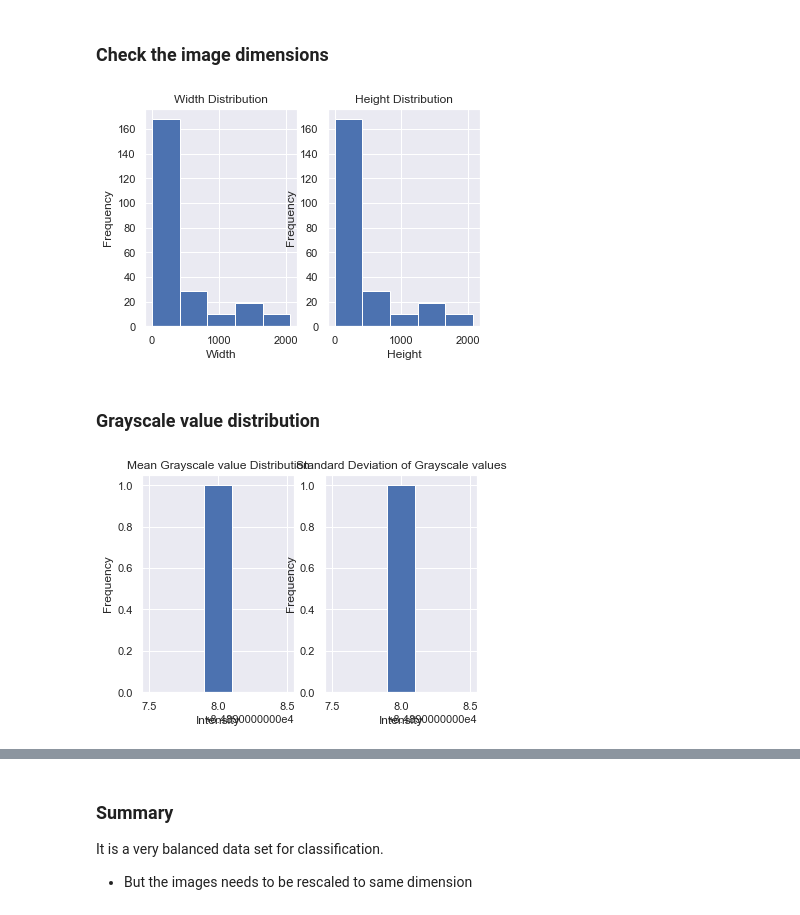
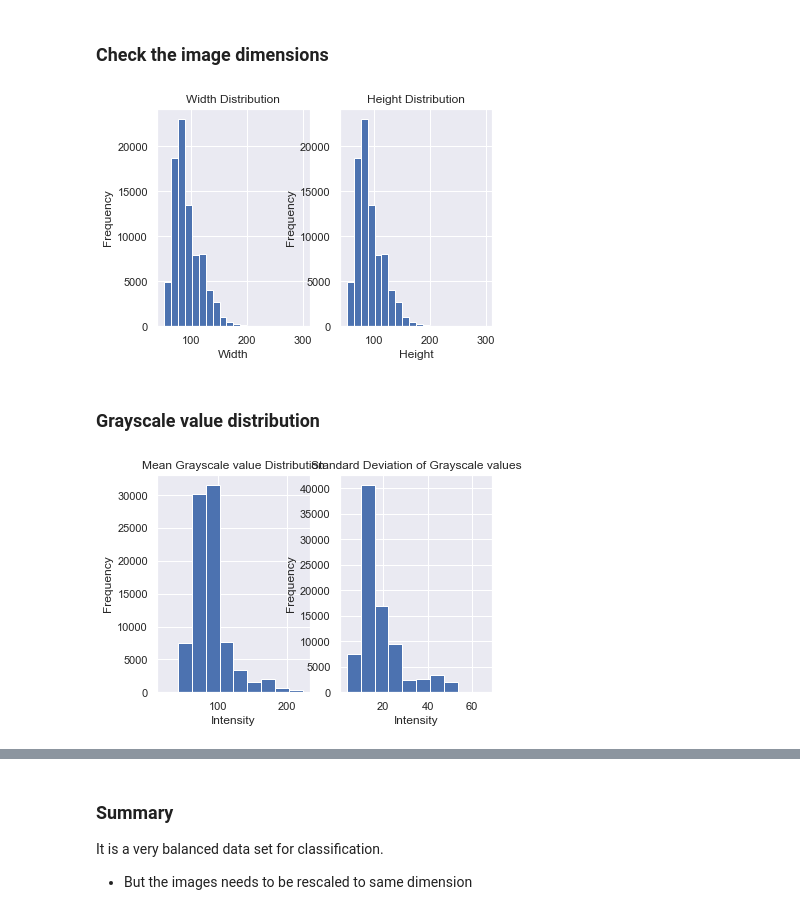
Before and after one commit to abhilb/Open-eye-closed-eye-classification, a Jupyter notebook: part1/Data Exploration.ipynb, the cells around one changed output, grey strips where cells are left out. Saved outputs shown, nothing was run; the diff lists cells and outputs as text; code cells hidden in the pictures.

```diff
--- a/part1/Data Exploration.ipynb
+++ b/part1/Data Exploration.ipynb
@@ -116,8 +113,10 @@ image_info = defaultdict(list)
 for fname in tqdm(image_files):
     img_data = imageio.imread(fname)
     height, width = img_data.shape
-    image_info["mean_gray_value"] = np.mean(np.ravel(img_data))
-    image_info["std_gray_value"] = np.std(np.ravel(img_data))
+    img_mean = np.mean(np.ravel(img_data))
+    img_std = np.std(np.ravel(img_data))
+    image_info["mean_gray_value"].append(img_mean)
+    image_info["std_gray_value"].append(img_std)
     image_info["height"].append(height)
     image_info["width"].append(width)
 # %% [markdown]
@@ -129,8 +128,8 @@ df['image_mean'] = image_info['mean_gray_value']
 df['image_std'] = image_info['std_gray_value']
 # %%
 figure, axes = plt.subplots(1, 2)
-df.groupby('height')['height'].count().plot.hist(bins=5, ax=axes[1])
-df.groupby('width')['width'].count().plot.hist(bins=5, ax=axes[0])
+df['height'].plot.hist(ax=axes[1], bins=20)
+df['width'].plot.hist(ax=axes[0], bins=20)
 axes[0].set_title('Width Distribution')
 axes[0].set_xlabel('Width')
 
@@ -138,18 +137,19 @@ axes[1].set_title('Height Distribution')
 axes[1].set_xlabel('Height')
 plt.show()
 # %% [output]
-[figure, old version]
+[figure, new version]
 # %% [markdown]
 ### Grayscale value distribution
 # %%
 figure, axes = plt.subplots(1, 2)
-df.groupby('image_mean')['image_mean'].count().plot.hist(bins=5, ax=axes[1])
-df.groupby('image_std')['image_std'].count().plot.hist(bins=5, ax=axes[0])
+df['image_mean'].plot.hist(ax=axes[0])
+df['image_std'].plot.hist(ax=axes[1])
+
 axes[0].set_title('Mean Grayscale value Distribution')
 axes[0].set_xlabel('Intensity')
 
 axes[1].set_title('Standard Deviation of Grayscale values')
 axes[1].set_xlabel('Intensity')
 plt.show()
 # %% [output]
-[figure, old version]
+[figure, new version]
```
Also changed, not shown: parts of 2 cells of this notebook, 2 other files.
